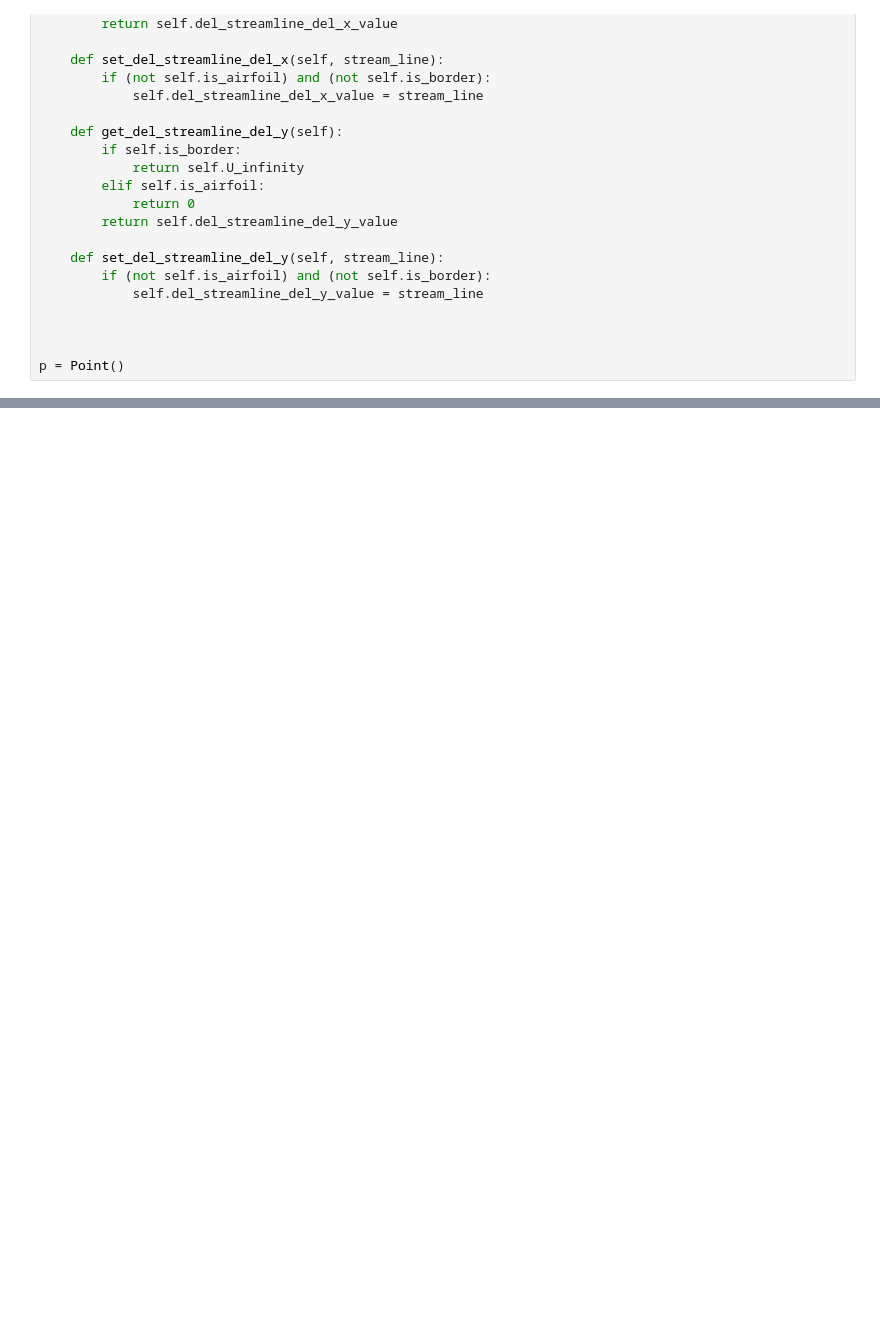
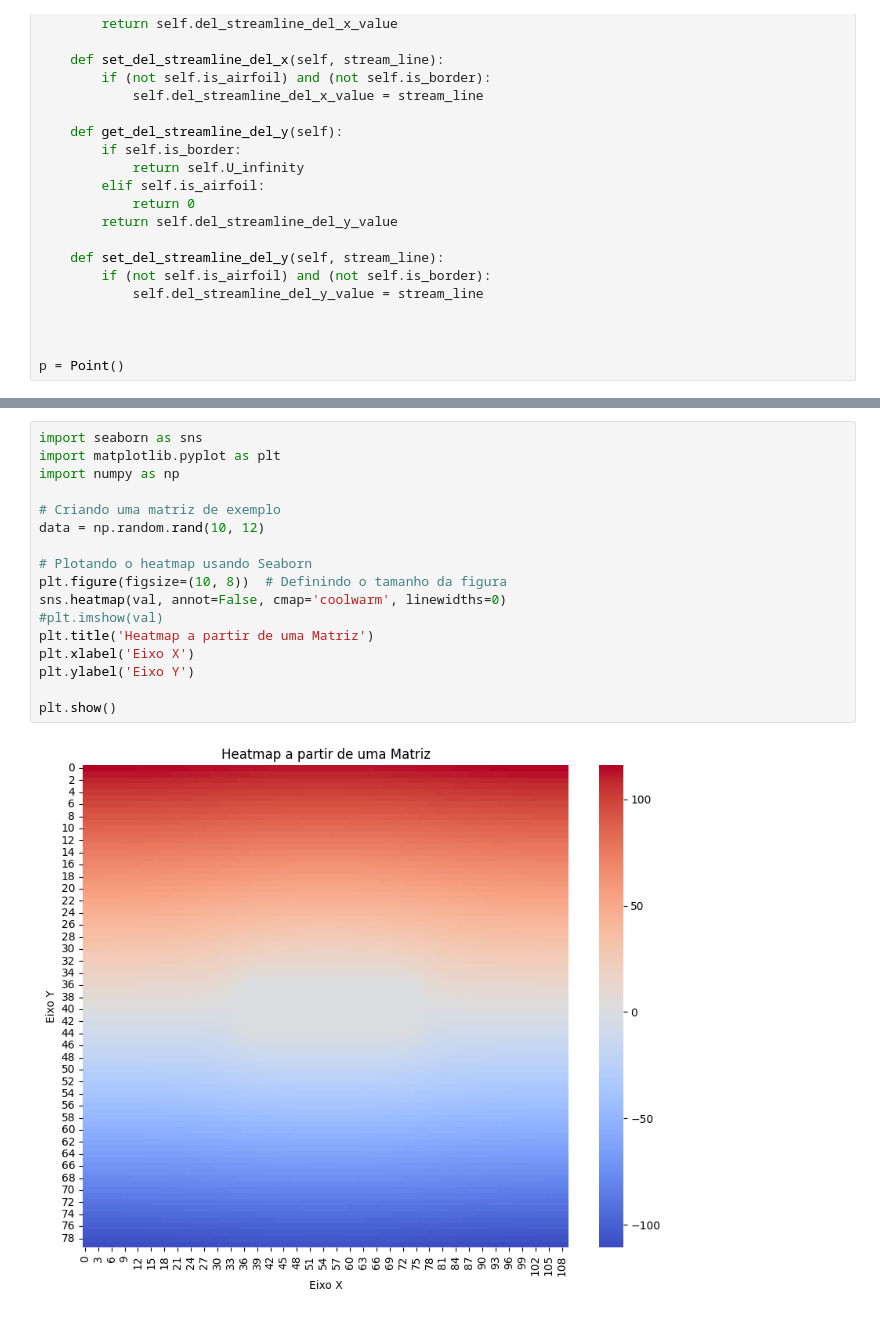
Before and after one commit to guicbelon/EulerRK4_simul, a Jupyter notebook: 2.ipynb, the cells around one changed output, grey strips where cells are left out. Cells and saved outputs as stored; diff of their text form; blank space fills up the shorter version.

```diff
--- a/2.ipynb
+++ b/2.ipynb
@@ -121,0 +359,19 @@ m.plot_mesh()
+# %%
+import seaborn as sns
+import matplotlib.pyplot as plt
+import numpy as np
+
+# Criando uma matriz de exemplo
+data = np.random.rand(10, 12)
+
+# Plotando o heatmap usando Seaborn
+plt.figure(figsize=(10, 8))  # Definindo o tamanho da figura
+sns.heatmap(val, annot=False, cmap='coolwarm', linewidths=0)
+#plt.imshow(val)
+plt.title('Heatmap a partir de uma Matriz')
+plt.xlabel('Eixo X')
+plt.ylabel('Eixo Y')
+
+plt.show()
+# %% [output]
+[figure, added]
```
Also changed, not shown: parts of 9 cells of this notebook, 1 other file.
